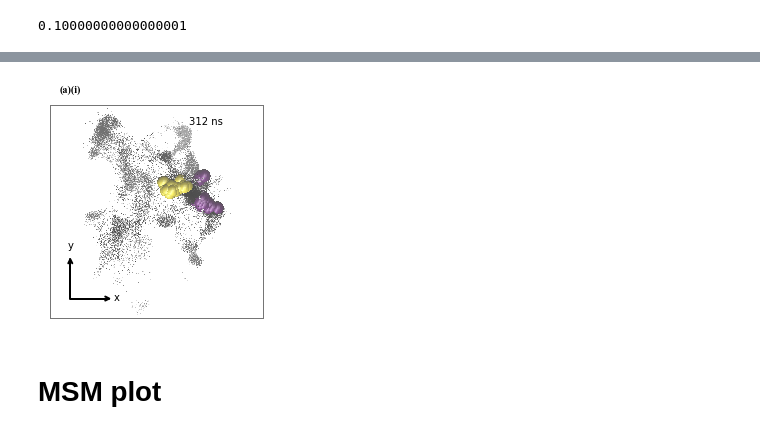
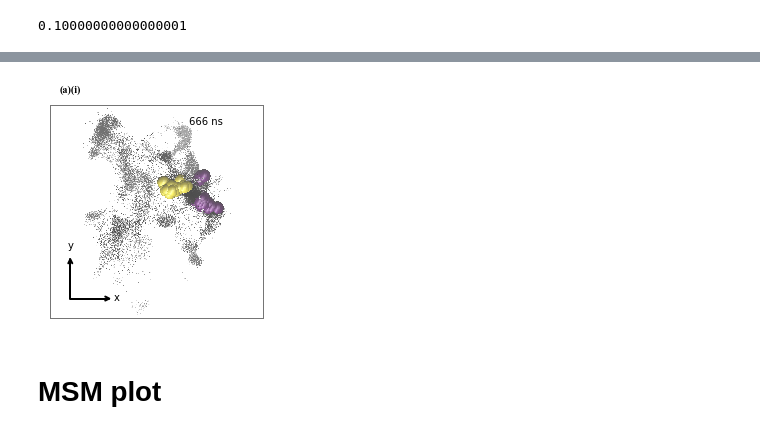
Before and after one commit to RobertArbon/water_diffusion, a Jupyter notebook: paper/4_fig_4_hmm_plots.ipynb, the cells around one changed output, grey strips where cells are left out. Drawn from its saved outputs; the diff is of its cells as text; code cells hidden in the pictures.

```diff
--- a/paper/4_fig_4_hmm_plots.ipynb
+++ b/paper/4_fig_4_hmm_plots.ipynb
@@ -24,4 +25,4 @@ Below is the parameters cell for papermill parameterisation:
 # %%
 traj_num = 3
 root_dir = 'msm_10ps'
-slice_nums = [(2, 255), (4, 821), (3, 932)]
+slice_nums = [(2, 255), (3, 922)]
@@ -258,12 +157,11 @@ def plot_image(ax, idx, let, coords, T):
                                 ))
     ax.annotate(s=coords[0],xy=(x1*1.01, y1*0.9), xycoords='axes fraction')
     ax.annotate(s=coords[1],xy=(x2*0.9, y2*1.1), xycoords='axes fraction')
-
-
-fig, ax = plt.subplots()
-plot_image(ax,0,'a', coords=['x','y'], T=312)
-# %% [output]
-[figure, removed]
+# %%
+fig, ax = plt.subplots()
+plot_image(ax,0,'a', coords=['x','y'], T=666)
+# %% [output]
+[figure, added]
 # %% [markdown]
 # MSM plot
 # %%
```
Also changed, not shown: parts of 27 cells of this notebook.
